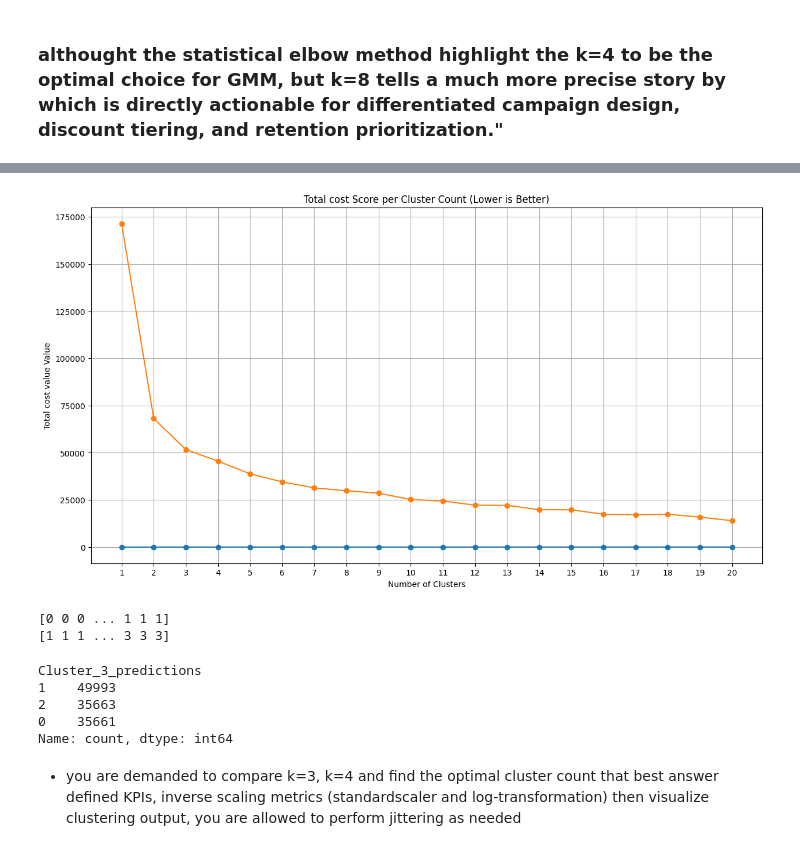
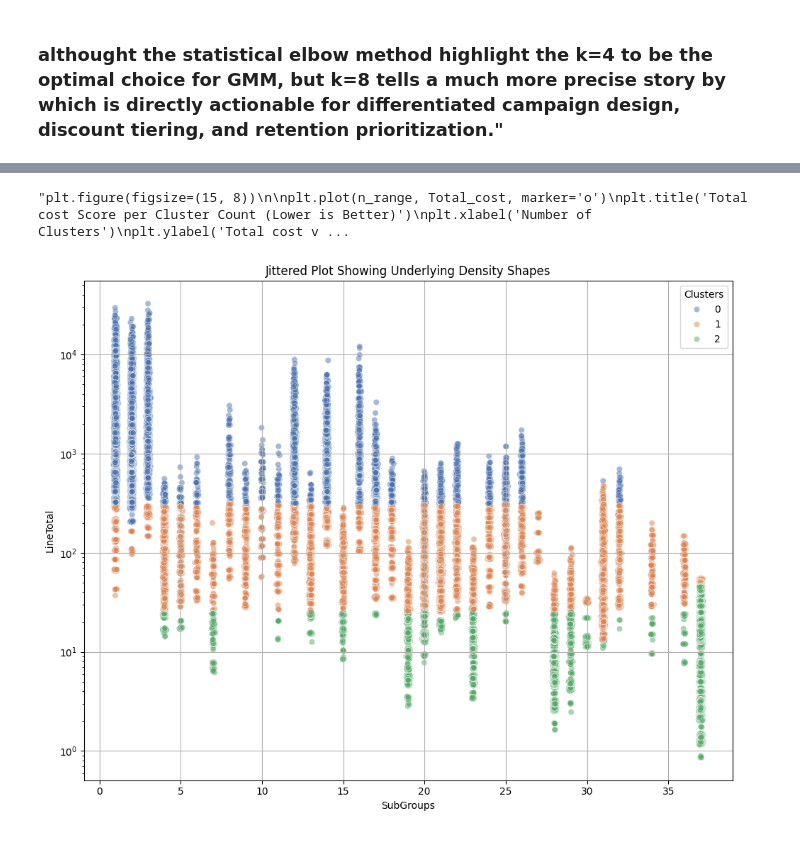
Before and after one commit to AtlasMarbx/AdventureWorks-Data-Migration-and-insight-extraction, a Jupyter notebook: EDA_process.ipynb, the cells around one changed output, grey strips where cells are left out. Cells and saved outputs as stored; diff of their text form; code cells hidden in the pictures.

```diff
--- a/EDA_process.ipynb
+++ b/EDA_process.ipynb
@@ -1853,22 +1844,40 @@ plt.title('Total cost Score per Cluster Count (Lower is Better)')
 plt.xlabel('Number of Clusters')
 plt.ylabel('Total cost value Value')
 
-plt.xticks(k_range)
+plt.xticks(n_range)
 
 plt.grid(True)
 plt.show()'''
 # %% [output]
-[figure, removed]
+"plt.figure(figsize=(15, 8))\n\nplt.plot(n_range, Total_cost, marker='o')\nplt.title('Total cost Score per Cluster Count (Lower is Better)')\nplt.xlabel('Number of Clusters')\nplt.ylabel('Total cost v ...
 # %%
-k_proto_3 = KPrototypes(n_clusters=3,
-                          init='Huang',
+k_proto = KPrototypes(n_clusters=3,
+                          init='Cao',
                           random_state=42,
                           n_jobs=-1)
 
-k_proto_4 = KPrototypes(n_clusters=4,
-                          init='Huang',
-                          random_state=42,
-                          n_jobs=-1)
+finalized_subset['Clusters'] = k_proto.fit_predict(finalized_subset, categorical=[1])
+
+finalized_subset['LineTotal_unscaled'] = np.expm1(features_x['LineTotal_USD'])
+jittered_count_ = finalized_subset['ProductSubcategoryID'] + np.random.normal(0, 0.04, size=len(finalized_subset['ProductSubcategoryID']))
+
+plt.figure(figsize=(10, 8))
+sns.scatterplot(
+    x=jittered_count_,
+    y=finalized_subset['LineTotal_unscaled'],
+    hue=finalized_subset['Clusters'],
+    palette='deep',
+    alpha=0.5
+)
+plt.title("Jittered Plot Showing Underlying Density Shapes")
+
+plt.xlabel('SubGroups')
+plt.ylabel('LineTotal')
+
+plt.yscale('log')
+
+plt.grid(True)
+plt.tight_layout()
+plt.show()
 # %% [output]
-[0 0 0 ... 1 1 1]
-[1 1 1 ... 3 3 3]
+[figure, added]
@@ -1878,10 +1883,0 @@ finalized_subset['Cluster_4_predictions'] = k_proto_4.fit_predict(finalized_subs
-# %%
-finalized_subset['Cluster_3_predictions'].value_counts()
-# %% [output]
-Cluster_3_predictions
-1    49993
-2    35663
-0    35661
-Name: count, dtype: int64
-# %% [markdown]
-- you are demanded to compare k=3, k=4 and find the optimal cluster count that best answer defined KPIs, inverse scaling metrics (standardscaler and log-transformation) then visualize clustering output, you are allowed to perform jittering as needed
```
Also changed, not shown: parts of 8 cells of this notebook.
